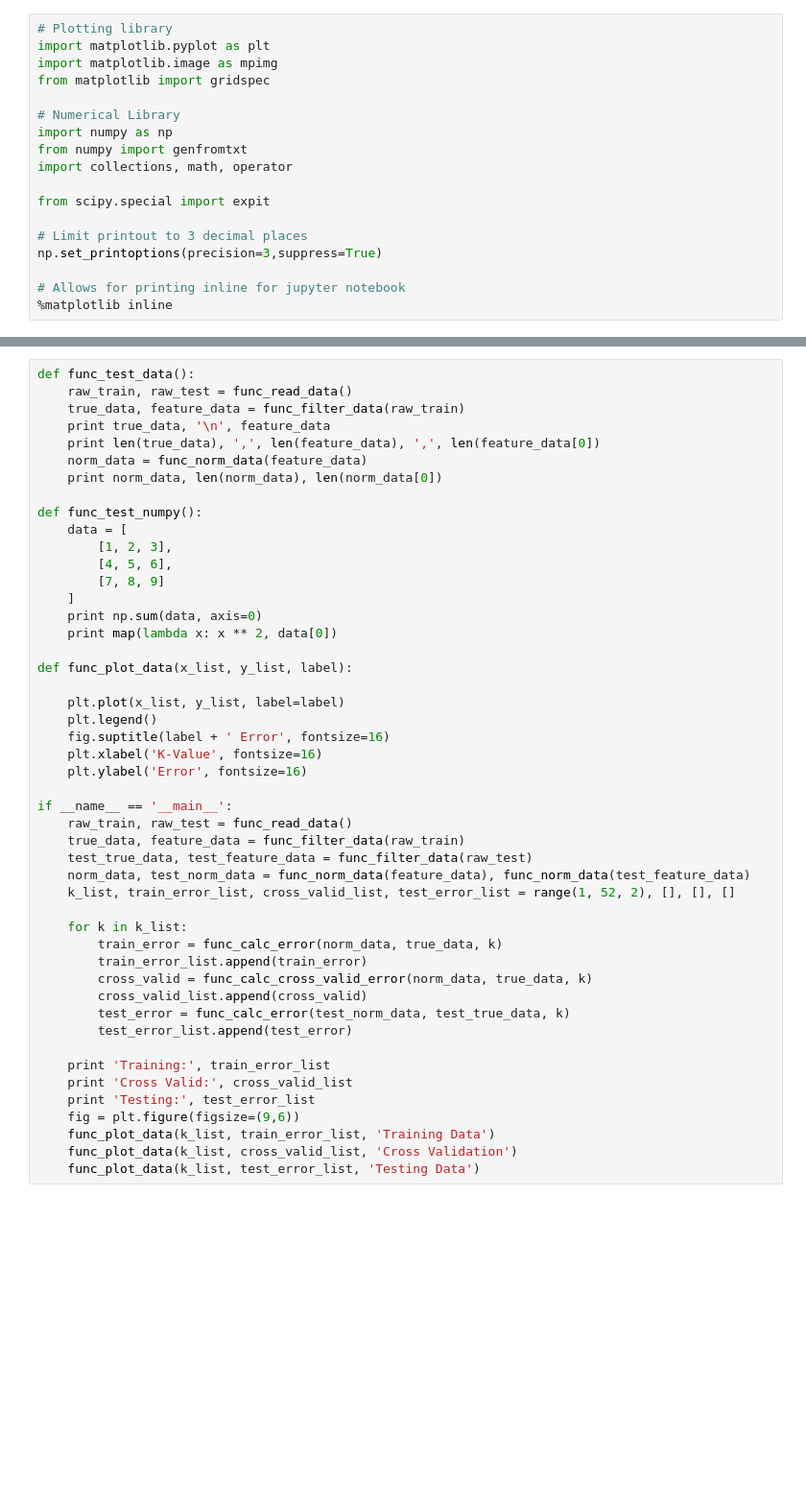
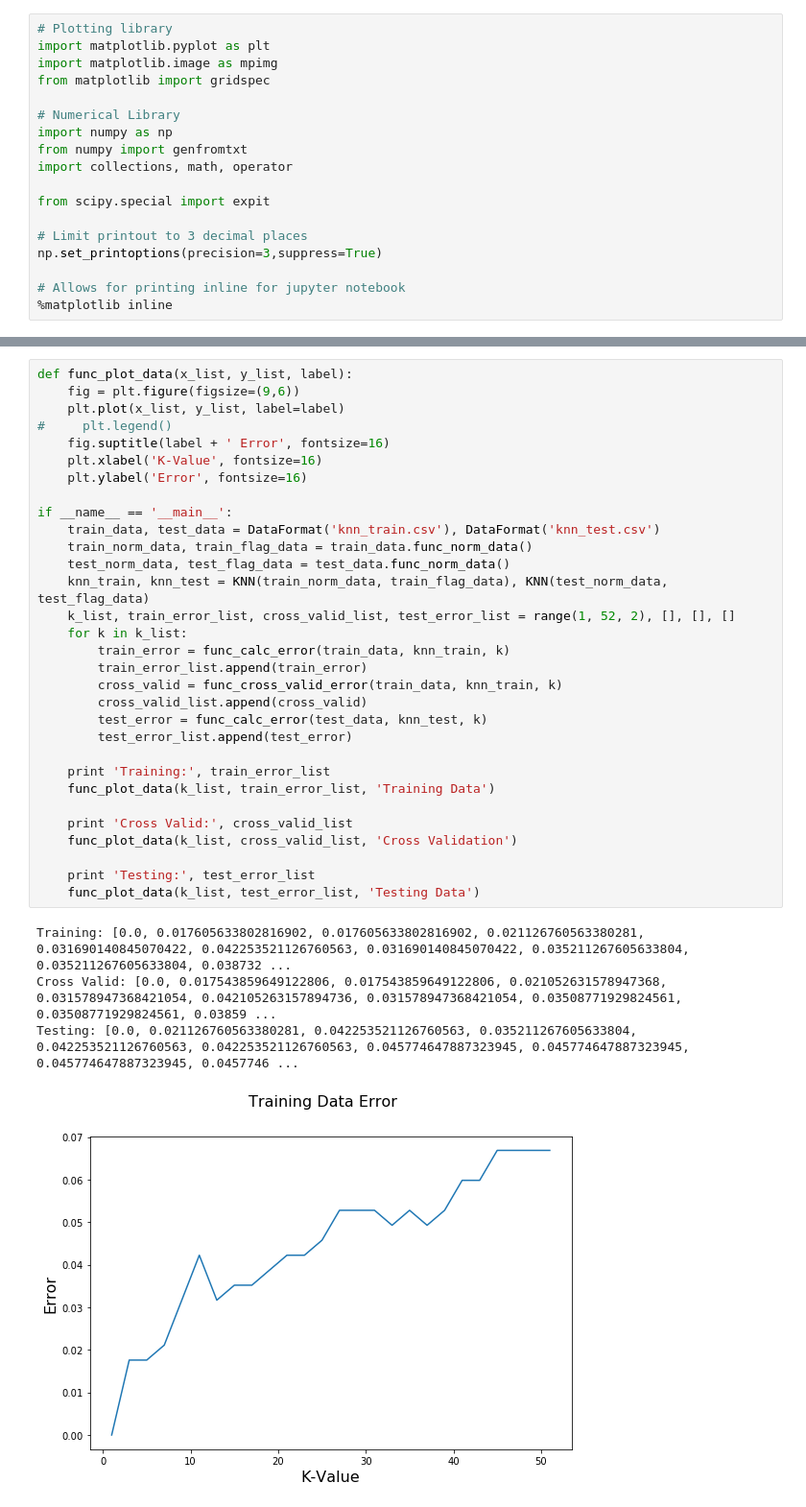
Before and after one commit to MrFengShui/CS434, a Jupyter notebook: HW3/Code/Assignment_Three_Final.ipynb, the cells around one changed output, grey strips where cells are left out. Shown: that part at 96% size. Cells and saved outputs as stored; diff of their text form; blank space fills up the shorter version.

```diff
--- a/HW3/Code/Assignment_Three_Final.ipynb
+++ b/HW3/Code/Assignment_Three_Final.ipynb
@@ -68,48 +71,36 @@ def func_calc_cross_valid_error(norm_data, true_data, k = 1):
 # %%
-def func_test_data():
-    raw_train, raw_test = func_read_data()
-    true_data, feature_data = func_filter_data(raw_train)
-    print true_data, '\n', feature_data
-    print len(true_data), ',', len(feature_data), ',', len(feature_data[0])
-    norm_data = func_norm_data(feature_data)
-    print norm_data, len(norm_data), len(norm_data[0])
-
-def func_test_numpy():
-    data = [
-        [1, 2, 3],
-        [4, 5, 6],
-        [7, 8, 9]
-    ]
-    print np.sum(data, axis=0)
-    print map(lambda x: x ** 2, data[0])
-
 def func_plot_data(x_list, y_list, label):
-
+    fig = plt.figure(figsize=(9,6))
     plt.plot(x_list, y_list, label=label)
-    plt.legend()
+#     plt.legend()
     fig.suptitle(label + ' Error', fontsize=16)
     plt.xlabel('K-Value', fontsize=16)
     plt.ylabel('Error', fontsize=16)
 
 if __name__ == '__main__':
-    raw_train, raw_test = func_read_data()
-    true_data, feature_data = func_filter_data(raw_train)
-    test_true_data, test_feature_data = func_filter_data(raw_test)
-    norm_data, test_norm_data = func_norm_data(feature_data), func_norm_data(test_feature_data)
+    train_data, test_data = DataFormat('knn_train.csv'), DataFormat('knn_test.csv')
+    train_norm_data, train_flag_data = train_data.func_norm_data()
+    test_norm_data, test_flag_data = test_data.func_norm_data()
+    knn_train, knn_test = KNN(train_norm_data, train_flag_data), KNN(test_norm_data, test_flag_data)
     k_list, train_error_list, cross_valid_list, test_error_list = range(1, 52, 2), [], [], []
-
     for k in k_list:
-        train_error = func_calc_error(norm_data, true_data, k)
+        train_error = func_calc_error(train_data, knn_train, k)
         train_error_list.append(train_error)
-        cross_valid = func_calc_cross_valid_error(norm_data, true_data, k)
+        cross_valid = func_cross_valid_error(train_data, knn_train, k)
         cross_valid_list.append(cross_valid)
-        test_error = func_calc_error(test_norm_data, test_true_data, k)
+        test_error = func_calc_error(test_data, knn_test, k)
         test_error_list.append(test_error)
 
     print 'Training:', train_error_list
+    func_plot_data(k_list, train_error_list, 'Training Data')
+
     print 'Cross Valid:', cross_valid_list
+    func_plot_data(k_list, cross_valid_list, 'Cross Validation')
+
     print 'Testing:', test_error_list
-    fig = plt.figure(figsize=(9,6))
-    func_plot_data(k_list, train_error_list, 'Training Data')
-    func_plot_data(k_list, cross_valid_list, 'Cross Validation')
     func_plot_data(k_list, test_error_list, 'Testing Data')
+# %% [output]
+Training: [0.0, 0.017605633802816902, 0.017605633802816902, 0.021126760563380281, 0.031690140845070422, 0.042253521126760563, 0.031690140845070422, 0.035211267605633804, 0.035211267605633804, 0.038732 ...
+Cross Valid: [0.0, 0.017543859649122806, 0.017543859649122806, 0.021052631578947368, 0.031578947368421054, 0.042105263157894736, 0.031578947368421054, 0.03508771929824561, 0.03508771929824561, 0.03859 ...
+Testing: [0.0, 0.021126760563380281, 0.042253521126760563, 0.035211267605633804, 0.042253521126760563, 0.042253521126760563, 0.045774647887323945, 0.045774647887323945, 0.045774647887323945, 0.0457746 ...
+[figure, added]
```
Also changed, not shown: parts of 4 cells of this notebook, 1 other file.
